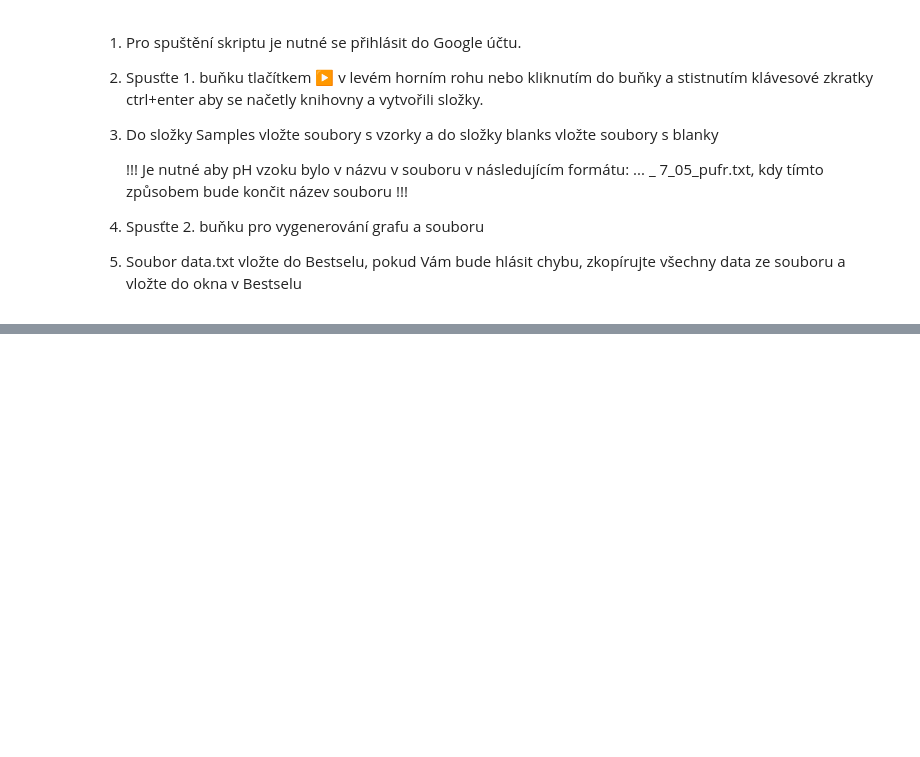
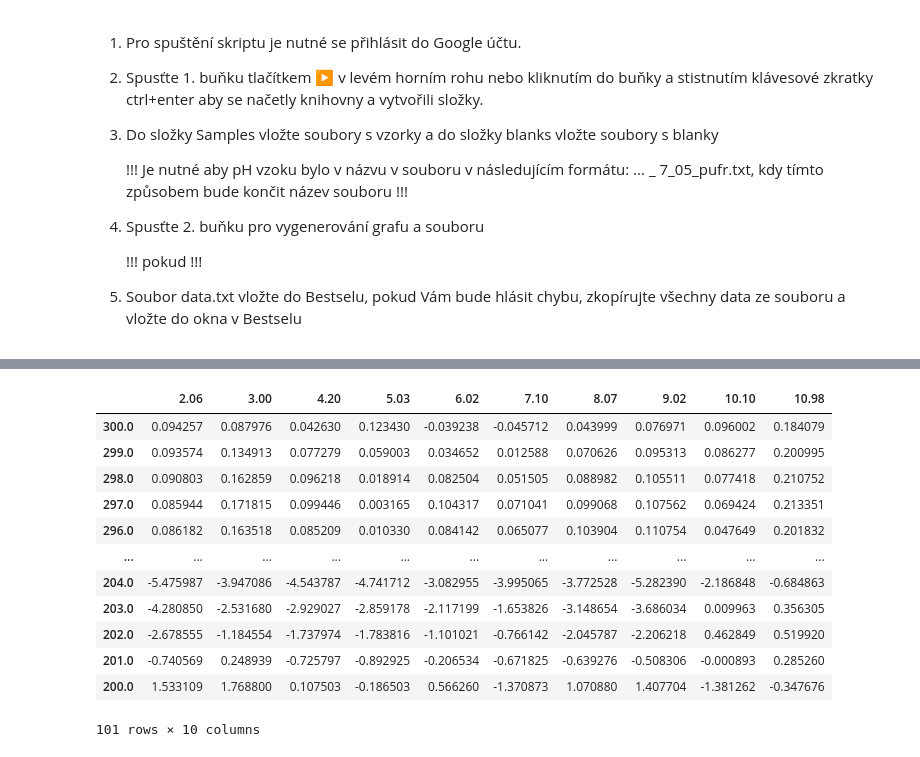
Before and after one commit to Xixaus/Nastroje, a Jupyter notebook: CD_extrakce+vyhlazení.ipynb, the cells around one changed output, grey strips where cells are left out. Cells and saved outputs as stored; diff of their text form; code cells hidden in the pictures; blank space fills up the shorter version.

```diff
--- a/CD_extrakce+vyhlazení.ipynb
+++ b/CD_extrakce+vyhlazení.ipynb
@@ -8,6 +8,8 @@
     !!! Je nutné aby pH vzoku bylo v názvu v souboru v následujícím formátu: ... _ 7_05_pufr.txt, kdy tímto způsobem bude končit název souboru !!!
 
 3. Spusťte 2. buňku pro vygenerování grafu a souboru
+
+    !!! pokud !!!
 4. Soubor data.txt vložte do Bestselu, pokud Vám bude hlásit chybu, zkopírujte všechny data ze souboru a vložte do okna v Bestselu
 # %%
 #načtení knihoven
@@ -37,30 +39,44 @@ def extract_data(folder_path):
             axis = pd.read_csv(f"{folder_path}/{filename}", delimiter='\t', usecols=[0], skiprows=19, header=None) #extrakce vlnových délek
             axis = axis.values.flatten()
 
             data = pd.read_csv(f"{folder_path}/{filename}", delimiter='\t', usecols=[1], skiprows=19, header=None) # extrakce spektra
             data = data.rename(columns={1: float(number)}) #přejmenování spektra podle promněnné number
             data.index = axis
 
             df = pd.concat([df, data], axis=1) #spojení dataframe se spectrem
 
     df = df.sort_index(axis=1) #seřazení sepekter podle názvu (number)
     return(df)
 
 samples = extract_data("/content/samples") #extrakce naměřených spekter
 blanks = extract_data("/content/blanks") #extrakce blanků
 
 spectra = samples - blanks #odečtení blanků od spekter
 
 for column in spectra.columns:
     spectra[column] = savgol_filter(spectra[column], window_length=7, polyorder=2, deriv=0) #vyhlazení pomocí savitzkého-golayových filtrů
 
 fig = go.Figure() #vykreslení grafu
 
 for column in spectra.columns:
     fig.add_trace(go.Scatter(y=spectra[column], x=spectra.index, mode='lines', name=str(column)))
 
 fig.show()
 
 spectra.to_csv('data.txt', sep='\t') #uložení spekter do .txt souboru
+spectra
 # %% [output]
 [interactive output not drawn]
+|  | 2.06 | 3.00 | 4.20 | 5.03 | 6.02 | 7.10 | 8.07 | 9.02 | 10.10 | 10.98 |
+| 300.0 | 0.094257 | 0.087976 | 0.042630 | 0.123430 | -0.039238 | -0.045712 | 0.043999 | 0.076971 | 0.096002 | 0.184079 |
+| 299.0 | 0.093574 | 0.134913 | 0.077279 | 0.059003 | 0.034652 | 0.012588 | 0.070626 | 0.095313 | 0.086277 | 0.200995 |
+| 298.0 | 0.090803 | 0.162859 | 0.096218 | 0.018914 | 0.082504 | 0.051505 | 0.088982 | 0.105511 | 0.077418 | 0.210752 |
+| 297.0 | 0.085944 | 0.171815 | 0.099446 | 0.003165 | 0.104317 | 0.071041 | 0.099068 | 0.107562 | 0.069424 | 0.213351 |
+| 296.0 | 0.086182 | 0.163518 | 0.085209 | 0.010330 | 0.084142 | 0.065077 | 0.103904 | 0.110754 | 0.047649 | 0.201832 |
+| ... | ... | ... | ... | ... | ... | ... | ... | ... | ... | ... |
+| 204.0 | -5.475987 | -3.947086 | -4.543787 | -4.741712 | -3.082955 | -3.995065 | -3.772528 | -5.282390 | -2.186848 | -0.684863 |
+| 203.0 | -4.280850 | -2.531680 | -2.929027 | -2.859178 | -2.117199 | -1.653826 | -3.148654 | -3.686034 | 0.009963 | 0.356305 |
+| 202.0 | -2.678555 | -1.184554 | -1.737974 | -1.783816 | -1.101021 | -0.766142 | -2.045787 | -2.206218 | 0.462849 | 0.519920 |
+| 201.0 | -0.740569 | 0.248939 | -0.725797 | -0.892925 | -0.206534 | -0.671825 | -0.639276 | -0.508306 | -0.000893 | 0.285260 |
+| 200.0 | 1.533109 | 1.768800 | 0.107503 | -0.186503 | 0.566260 | -1.370873 | 1.070880 | 1.407704 | -1.381262 | -0.347676 |
+101 rows × 10 columns
```
